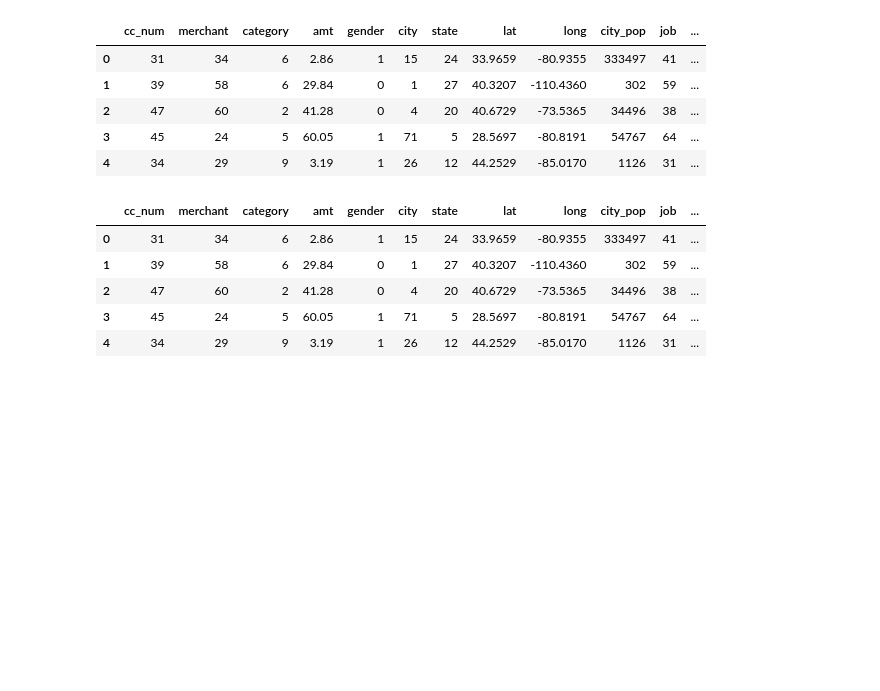
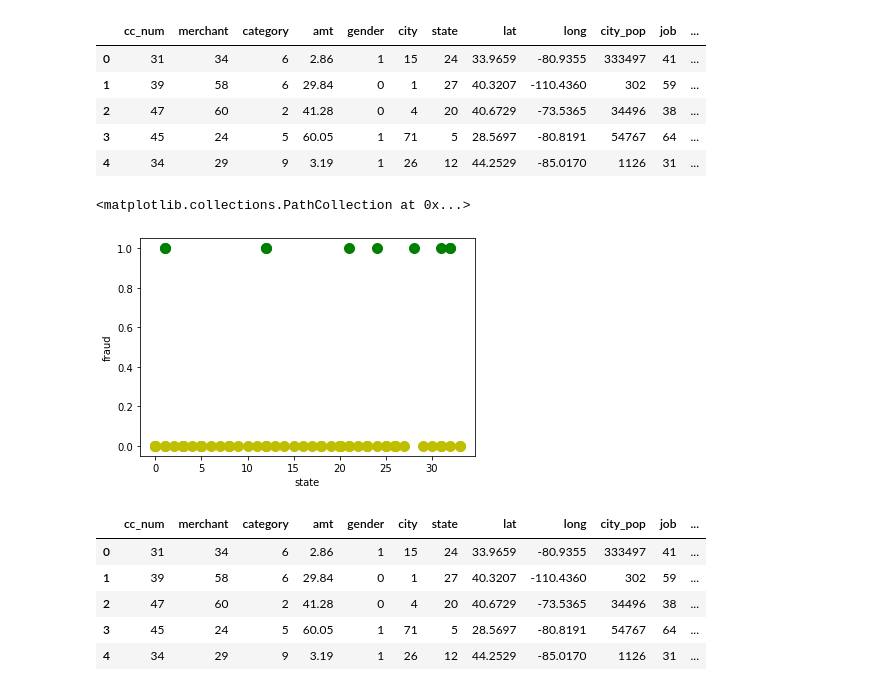
Before and after one commit to gsbadhan/ai-ml-examples, a Jupyter notebook: jupyter_workspace/SVM/fraud_detection_credit_card.ipynb, the cells around one changed output. Drawn from its saved outputs; the diff is of its cells as text; code cells hidden in the pictures; blank space fills up the shorter version.

Commit message:
plot

```diff
--- a/jupyter_workspace/SVM/fraud_detection_credit_card.ipynb
+++ b/jupyter_workspace/SVM/fraud_detection_credit_card.ipynb
@@ -10,9 +11,9 @@ from sklearn.metrics import accuracy_score
 from sklearn.preprocessing import LabelEncoder
 # %%
 # Load the data
-# For sample test data file, refer ~/SVM/data path
+# For sample test data file, refer the path ~/SVM/data
 
-train_data = pd.read_csv('~/SVM/data/fraudTest_creditcard_v2.csv')
+train_data = pd.read_csv('SVM/data/fraudTest_creditcard_v2.csv')
 # %%
 # Display summary information about the dataset
 train_data.info()
@@ -96,6 +97,17 @@ train_data.head(5)
 | 2 | 47 | 60 | 2 | 41.28 | 0 | 4 | 20 | 40.6729 | -73.5365 | 34496 | 38 | ... |
 | 3 | 45 | 24 | 5 | 60.05 | 1 | 71 | 5 | 28.5697 | -80.8191 | 54767 | 64 | ... |
 | 4 | 34 | 29 | 9 | 3.19 | 1 | 26 | 12 | 44.2529 | -85.0170 | 1126 | 31 | ... |
+# %%
+# see data visualization, non-fraud vs fraud
+fruad = train_data.query('is_fraud == 0')[['state','is_fraud']]
+non_fruad = train_data.query('is_fraud == 1')[['state','is_fraud']]
+plt.xlabel('state')
+plt.ylabel('fraud')
+plt.scatter(fruad['state'],fruad['is_fraud'],color='y', s=100)
+plt.scatter(non_fruad['state'],non_fruad['is_fraud'],color='g',s=100)
+# %% [output]
+<matplotlib.collections.PathCollection at 0x...>
+[figure, added]
 # %%
 # SPLIT THE DATA
 
```
Also changed, not shown: parts of 1 cell of this notebook.
